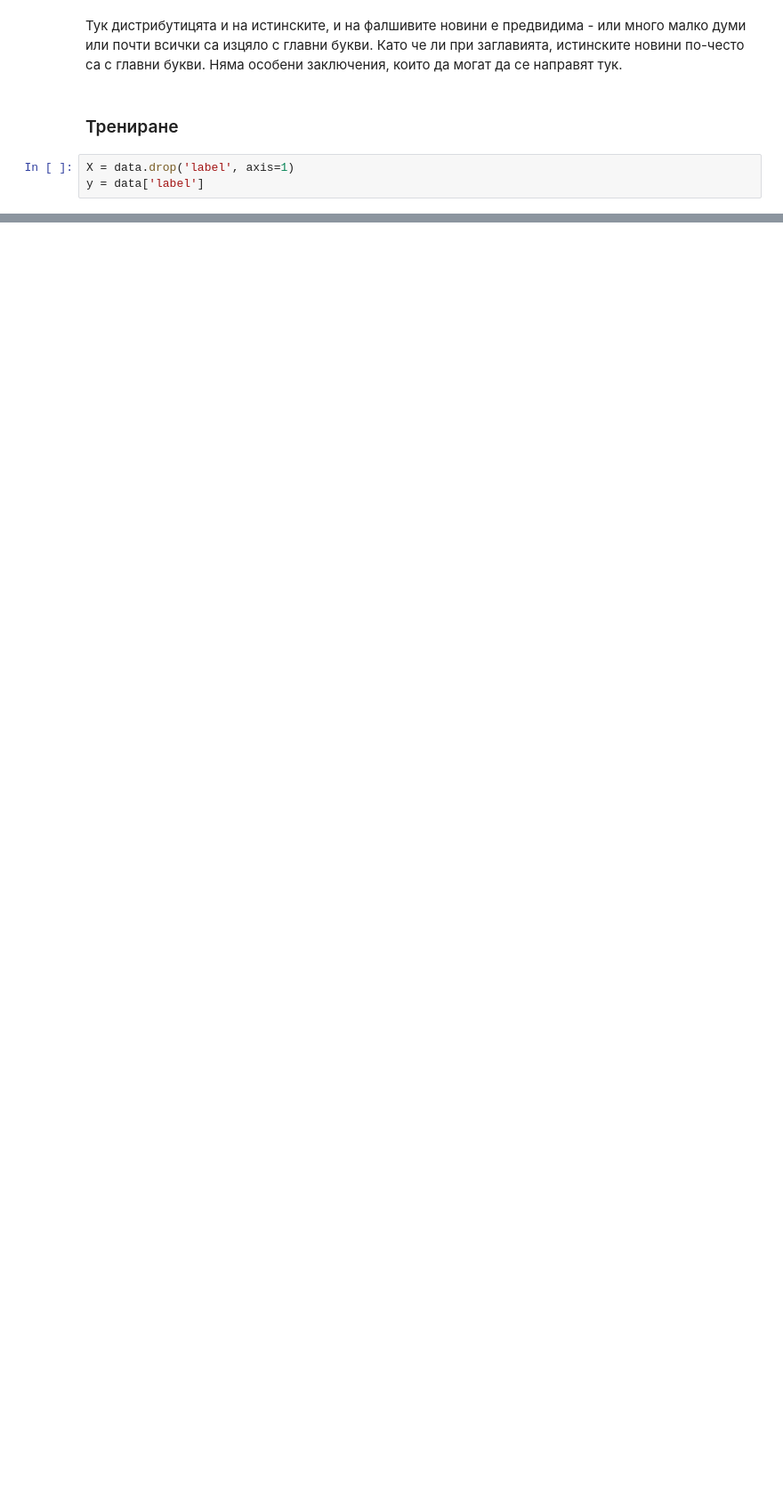
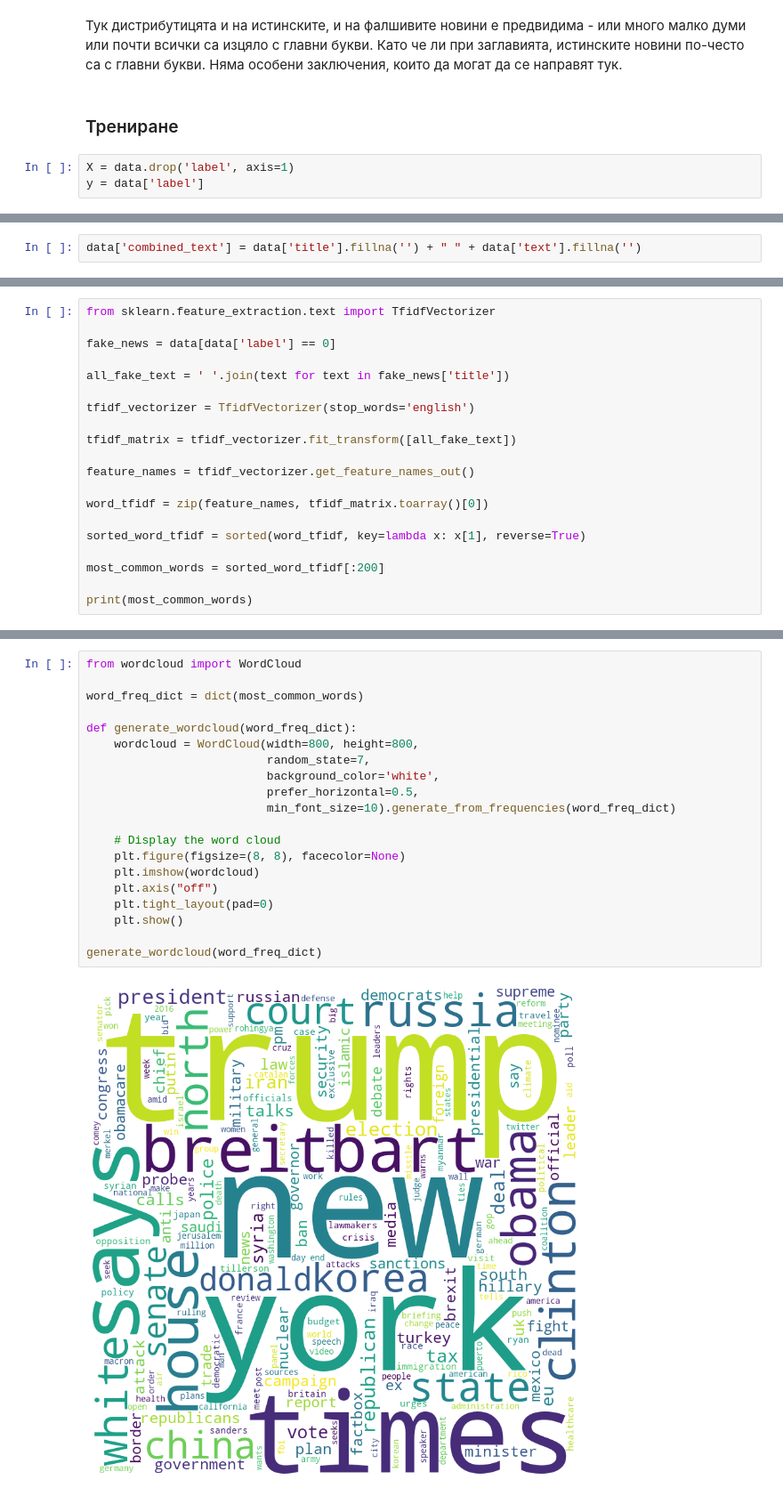
Before and after one commit to kirilyotov/ML-Fake_News, a Jupyter notebook: fake-news.ipynb, the cells around one changed output, grey strips where cells are left out. Shown at 89% size. Cells and saved outputs as stored; diff of their text form; blank space fills up the shorter version.

```diff
--- a/fake-news.ipynb
+++ b/fake-news.ipynb
@@ -227,0 +256,2 @@ y = data['label']
+# %%
+data['combined_text'] = data['title'].fillna('') + " " + data['text'].fillna('')
@@ -227,0 +359,20 @@ y = data['label']
+# %%
+from sklearn.feature_extraction.text import TfidfVectorizer
+
+fake_news = data[data['label'] == 0]
+
+all_fake_text = ' '.join(text for text in fake_news['title'])
+
+tfidf_vectorizer = TfidfVectorizer(stop_words='english')
+
+tfidf_matrix = tfidf_vectorizer.fit_transform([all_fake_text])
+
+feature_names = tfidf_vectorizer.get_feature_names_out()
+
+word_tfidf = zip(feature_names, tfidf_matrix.toarray()[0])
+
+sorted_word_tfidf = sorted(word_tfidf, key=lambda x: x[1], reverse=True)
+
+most_common_words = sorted_word_tfidf[:200]
+
+print(most_common_words)
@@ -227,0 +381,22 @@ y = data['label']
+# %%
+from wordcloud import WordCloud
+
+word_freq_dict = dict(most_common_words)
+
+def generate_wordcloud(word_freq_dict):
+    wordcloud = WordCloud(width=800, height=800,
+                          random_state=7,
+                          background_color='white',
+                          prefer_horizontal=0.5,
+                          min_font_size=10).generate_from_frequencies(word_freq_dict)
+
+    # Display the word cloud
+    plt.figure(figsize=(8, 8), facecolor=None)
+    plt.imshow(wordcloud)
+    plt.axis("off")
+    plt.tight_layout(pad=0)
+    plt.show()
+
+generate_wordcloud(word_freq_dict)
+# %% [output]
+[figure, added]
```
Also changed, not shown: parts of 13 cells of this notebook, 2 other files.
